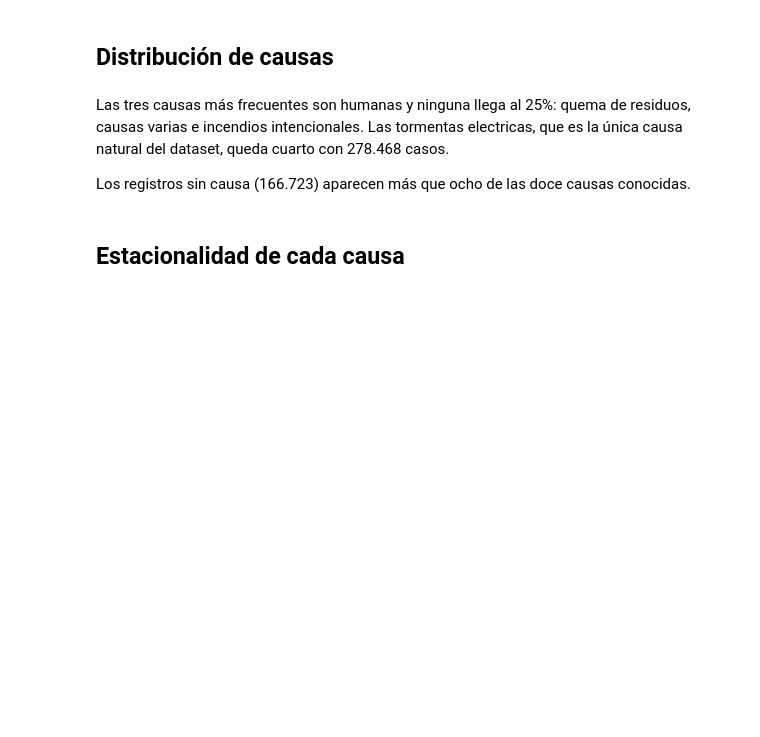
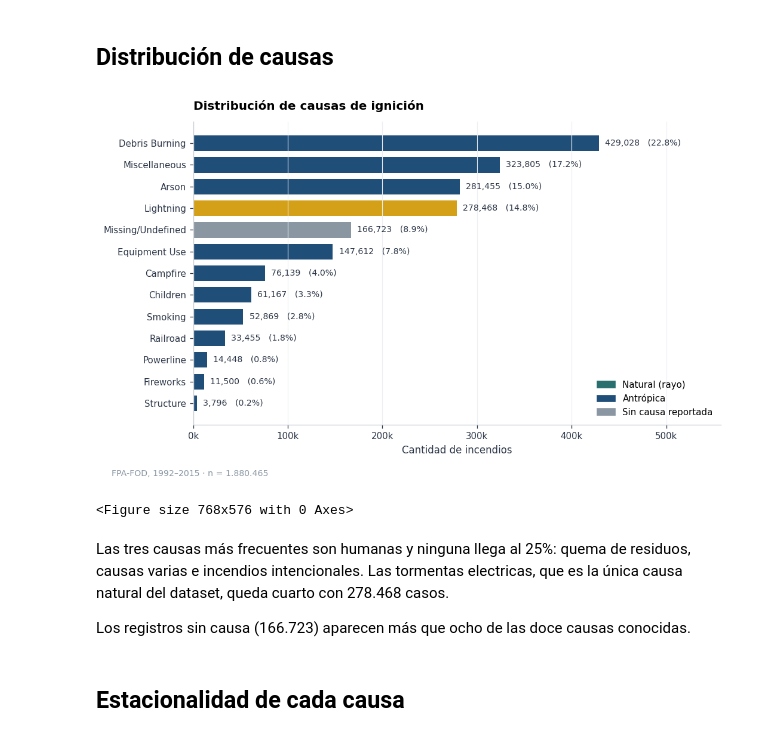
Before and after one commit to Tarizzo72/Tesina-incendios-Facundo-Tarizzo, a Jupyter notebook: análisis_exploratorio_repo.ipynb, the cells around one changed output. Cells and saved outputs as stored; diff of their text form; code cells hidden in the pictures; blank space fills up the shorter version.

```diff
--- a/análisis_exploratorio_repo.ipynb
+++ b/análisis_exploratorio_repo.ipynb
@@ -96,30 +122,36 @@ print((df.isna().mean()*100).round(2).sort_values(ascending=False).to_string())
 # %% [markdown]
 ## Distribución de causas
 # %%
+import os
+
 conteo = df['STAT_CAUSE_DESCR'].value_counts()
 pct = conteo / len(df) * 100
 
 fig, ax = plt.subplots(figsize=(9.5, 5.5))
 ax.barh(range(len(conteo)), conteo.values,
         color=[color_causa(c) for c in conteo.index], height=0.72)
 ax.set_yticks(range(len(conteo)))
 ax.set_yticklabels(conteo.index)
 ax.invert_yaxis()
 ax.xaxis.set_major_formatter(mticker.FuncFormatter(lambda x, p: f'{int(x/1000)}k'))
 ax.set_xlim(0, conteo.max()*1.30)
 ax.set_xlabel('Cantidad de incendios')
 ax.grid(axis='y', visible=False)
 
 for i, (v, p) in enumerate(zip(conteo.values, pct.values)):
     ax.text(v + conteo.max()*0.015, i, f'{v:,}   ({p:.1f}%)',
             va='center', fontsize=8.5, color=TEXTO)
 
 handles = [plt.Rectangle((0,0),1,1, color=x) for x in [TEAL, AZUL, NEUTRO]]
 ax.legend(handles, ['Natural (rayo)', 'Antrópica', 'Sin causa reportada'], loc='lower right')
 ax.set_title('Distribución de causas de ignición', loc='left', pad=12)
 fig.text(0.005, -0.02, 'FPA-FOD, 1992–2015 · n = 1.880.465', fontsize=8.5, color='#8a97a3')
 plt.show()
+os.makedirs('../figuras/', exist_ok=True)
 plt.savefig('../figuras/causas.png')
+# %% [output]
+[figure, added]
+<Figure size 768x576 with 0 Axes>
 # %% [markdown]
 Las tres causas más frecuentes son humanas y ninguna llega al 25%: quema de
 residuos, causas varias e incendios intencionales. Las tormentas electricas, que es la única causa natural del dataset, queda cuarto con 278.468 casos.
```
Also changed, not shown: parts of 11 cells of this notebook.
